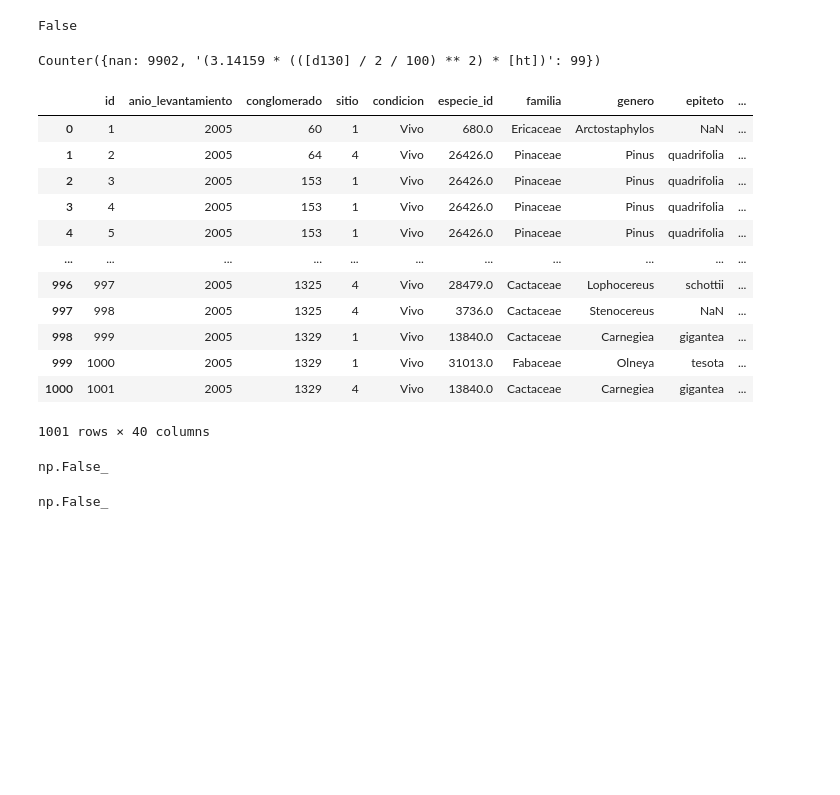
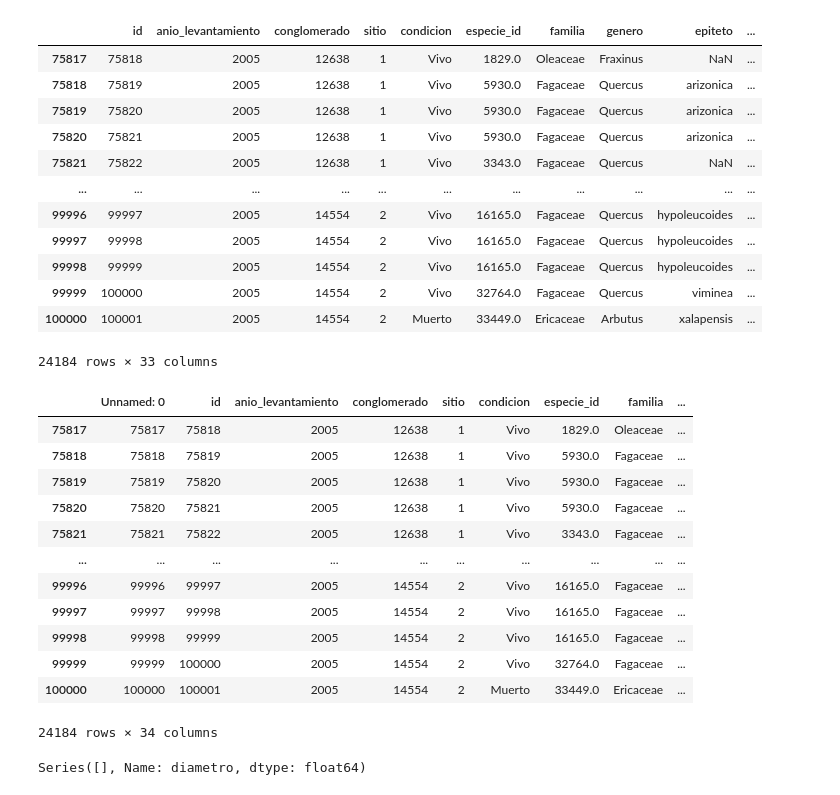
Before and after one commit to gomosak08/SEByC, a Jupyter notebook: labs/Untitled.ipynb, the cells around one changed output. Saved outputs shown, nothing was run; the diff lists cells and outputs as text; code cells hidden in the pictures; blank space fills up the shorter version.

```diff
--- a/labs/Untitled.ipynb
+++ b/labs/Untitled.ipynb
@@ -205,33 +35,36 @@ Name: 0, dtype: object
-# %%
-not pd.isnull(a.volumen_eq)
-# %% [output]
-False
-# %%
-column_counts = Counter(nor['volumen_eq'])
-column_counts
-# %% [output]
-Counter({nan: 9902, '(3.14159 * (([d130] / 2 / 100) ** 2) * [ht])': 99})
-# %%
-re
-# %% [output]
-|  | id | anio_levantamiento | conglomerado | sitio | condicion | especie_id | familia | genero | epiteto | ... |
-| 0 | 1 | 2005 | 60 | 1 | Vivo | 680.0 | Ericaceae | Arctostaphylos | NaN | ... |
-| 1 | 2 | 2005 | 64 | 4 | Vivo | 26426.0 | Pinaceae | Pinus | quadrifolia | ... |
-| 2 | 3 | 2005 | 153 | 1 | Vivo | 26426.0 | Pinaceae | Pinus | quadrifolia | ... |
-| 3 | 4 | 2005 | 153 | 1 | Vivo | 26426.0 | Pinaceae | Pinus | quadrifolia | ... |
-| 4 | 5 | 2005 | 153 | 1 | Vivo | 26426.0 | Pinaceae | Pinus | quadrifolia | ... |
-| ... | ... | ... | ... | ... | ... | ... | ... | ... | ... | ... |
-| 996 | 997 | 2005 | 1325 | 4 | Vivo | 28479.0 | Cactaceae | Lophocereus | schottii | ... |
-| 997 | 998 | 2005 | 1325 | 4 | Vivo | 3736.0 | Cactaceae | Stenocereus | NaN | ... |
-| 998 | 999 | 2005 | 1329 | 1 | Vivo | 13840.0 | Cactaceae | Carnegiea | gigantea | ... |
-| 999 | 1000 | 2005 | 1329 | 1 | Vivo | 31013.0 | Fabaceae | Olneya | tesota | ... |
-| 1000 | 1001 | 2005 | 1329 | 4 | Vivo | 13840.0 | Cactaceae | Carnegiea | gigantea | ... |
-1001 rows × 40 columns
-# %%
-re.carbono.isnull().any()
-# %% [output]
-np.False_
-# %%
-re.biomasa.isnull().any()
-# %% [output]
-np.False_
+# %%
+df.loc[75817:100000]
+# %% [output]
+|  | id | anio_levantamiento | conglomerado | sitio | condicion | especie_id | familia | genero | epiteto | ... |
+| 75817 | 75818 | 2005 | 12638 | 1 | Vivo | 1829.0 | Oleaceae | Fraxinus | NaN | ... |
+| 75818 | 75819 | 2005 | 12638 | 1 | Vivo | 5930.0 | Fagaceae | Quercus | arizonica | ... |
+| 75819 | 75820 | 2005 | 12638 | 1 | Vivo | 5930.0 | Fagaceae | Quercus | arizonica | ... |
+| 75820 | 75821 | 2005 | 12638 | 1 | Vivo | 5930.0 | Fagaceae | Quercus | arizonica | ... |
+| 75821 | 75822 | 2005 | 12638 | 1 | Vivo | 3343.0 | Fagaceae | Quercus | NaN | ... |
+| ... | ... | ... | ... | ... | ... | ... | ... | ... | ... | ... |
+| 99996 | 99997 | 2005 | 14554 | 2 | Vivo | 16165.0 | Fagaceae | Quercus | hypoleucoides | ... |
+| 99997 | 99998 | 2005 | 14554 | 2 | Vivo | 16165.0 | Fagaceae | Quercus | hypoleucoides | ... |
+| 99998 | 99999 | 2005 | 14554 | 2 | Vivo | 16165.0 | Fagaceae | Quercus | hypoleucoides | ... |
+| 99999 | 100000 | 2005 | 14554 | 2 | Vivo | 32764.0 | Fagaceae | Quercus | viminea | ... |
+| 100000 | 100001 | 2005 | 14554 | 2 | Muerto | 33449.0 | Ericaceae | Arbutus | xalapensis | ... |
+24184 rows × 33 columns
+# %%
+df.loc[75817:100000]
+# %% [output]
+|  | Unnamed: 0 | id | anio_levantamiento | conglomerado | sitio | condicion | especie_id | familia | ... |
+| 75817 | 75817 | 75818 | 2005 | 12638 | 1 | Vivo | 1829.0 | Oleaceae | ... |
+| 75818 | 75818 | 75819 | 2005 | 12638 | 1 | Vivo | 5930.0 | Fagaceae | ... |
+| 75819 | 75819 | 75820 | 2005 | 12638 | 1 | Vivo | 5930.0 | Fagaceae | ... |
+| 75820 | 75820 | 75821 | 2005 | 12638 | 1 | Vivo | 5930.0 | Fagaceae | ... |
+| 75821 | 75821 | 75822 | 2005 | 12638 | 1 | Vivo | 3343.0 | Fagaceae | ... |
+| ... | ... | ... | ... | ... | ... | ... | ... | ... | ... |
+| 99996 | 99996 | 99997 | 2005 | 14554 | 2 | Vivo | 16165.0 | Fagaceae | ... |
+| 99997 | 99997 | 99998 | 2005 | 14554 | 2 | Vivo | 16165.0 | Fagaceae | ... |
+| 99998 | 99998 | 99999 | 2005 | 14554 | 2 | Vivo | 16165.0 | Fagaceae | ... |
+| 99999 | 99999 | 100000 | 2005 | 14554 | 2 | Vivo | 32764.0 | Fagaceae | ... |
+| 100000 | 100000 | 100001 | 2005 | 14554 | 2 | Muerto | 33449.0 | Ericaceae | ... |
+24184 rows × 34 columns
+# %%
+df.loc[(df['diametro'] >= 200), 'diametro']
+# %% [output]
+Series([], Name: diametro, dtype: float64)
```
Also changed, not shown: parts of 36 cells of this notebook, 18 other files.
